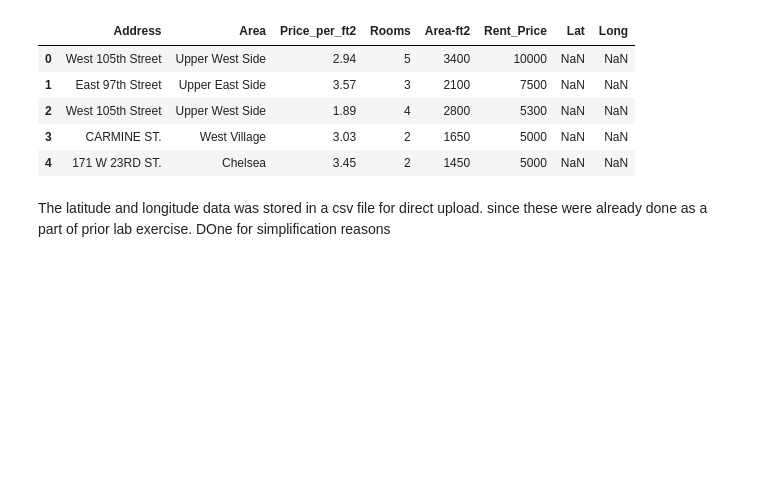
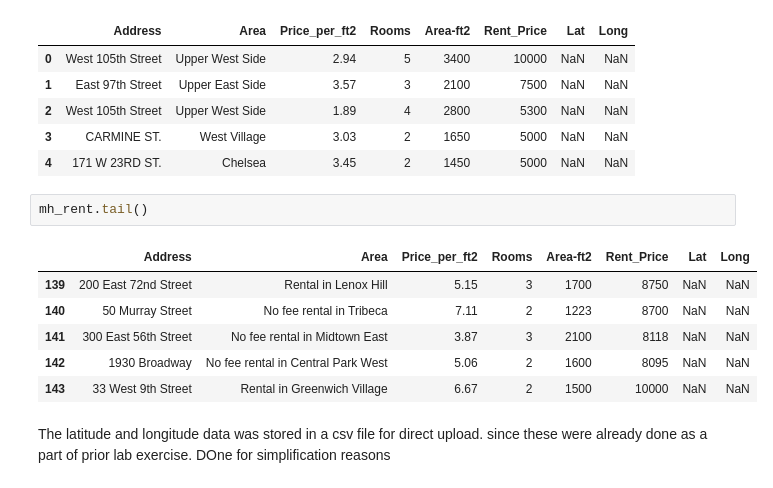
Before and after one commit to suria24/Coursera_Capstone, a Jupyter notebook: Battle of Neighbourhoods.ipynb, the cells around one changed output. Drawn from its saved outputs; the diff is of its cells as text; blank space fills up the shorter version.

```diff
--- a/Battle of Neighbourhoods.ipynb
+++ b/Battle of Neighbourhoods.ipynb
@@ -308,6 +377,15 @@ mh_rent.head()
 | 2 | West 105th Street | Upper West Side | 1.89 | 4 | 2800 | 5300 | NaN | NaN |
 | 3 | CARMINE ST. | West Village | 3.03 | 2 | 1650 | 5000 | NaN | NaN |
 | 4 | 171 W 23RD ST. | Chelsea | 3.45 | 2 | 1450 | 5000 | NaN | NaN |
+# %%
+mh_rent.tail()
+# %% [output]
+|  | Address | Area | Price_per_ft2 | Rooms | Area-ft2 | Rent_Price | Lat | Long |
+| 139 | 200 East 72nd Street | Rental in Lenox Hill | 5.15 | 3 | 1700 | 8750 | NaN | NaN |
+| 140 | 50 Murray Street | No fee rental in Tribeca | 7.11 | 2 | 1223 | 8700 | NaN | NaN |
+| 141 | 300 East 56th Street | No fee rental in Midtown East | 3.87 | 3 | 2100 | 8118 | NaN | NaN |
+| 142 | 1930 Broadway | No fee rental in Central Park West | 5.06 | 2 | 1600 | 8095 | NaN | NaN |
+| 143 | 33 West 9th Street | Rental in Greenwich Village | 6.67 | 2 | 1500 | 10000 | NaN | NaN |
 # %% [markdown]
 The latitude and longitude data was stored in a csv file for direct upload. since these were already done as a part of prior lab exercise. DOne for simplification reasons
 # %%
```
Also changed, not shown: parts of 45 cells of this notebook.
